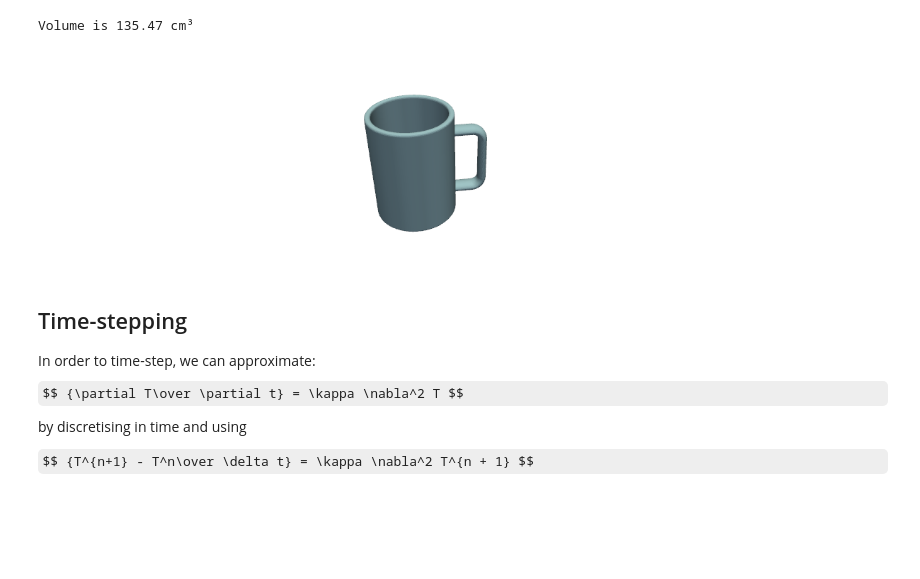
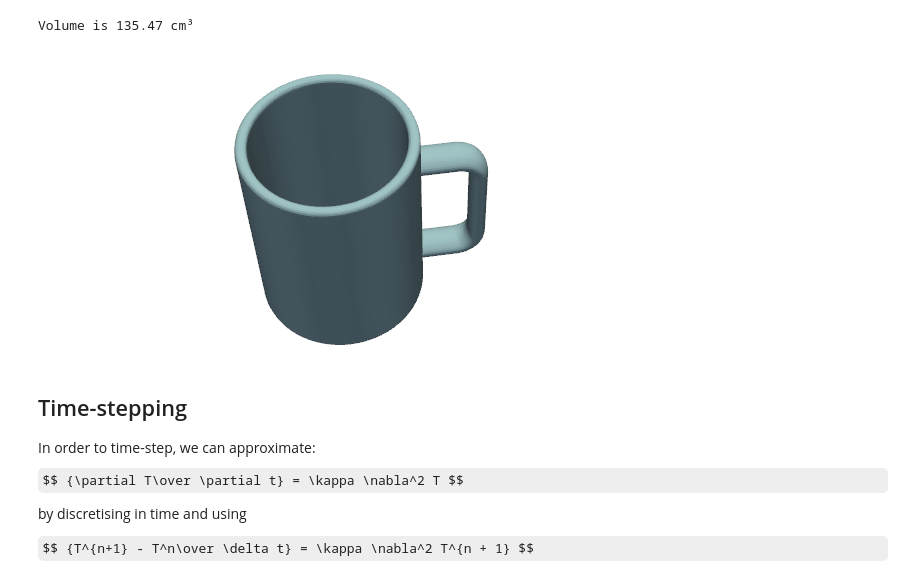
Before and after one commit to chrisrichardson/fenics-tutorial, a Jupyter notebook: Heat_Equation.ipynb, the cells around one changed output. Saved outputs shown, nothing was run; the diff lists cells and outputs as text; code cells hidden in the pictures; some formulas as TeX source; blank space fills up the shorter version.

```diff
--- a/Heat_Equation.ipynb
+++ b/Heat_Equation.ipynb
@@ -58,17 +59,17 @@ Volume is 135.47 cm³
 # %%
 # Visualise the mesh
 
-plotter = pyvista.Plotter(window_size=[1200, 300])
+plotter = pyvista.Plotter(window_size=[800, 300])
 vmesh = vtk_mesh(mesh)
 grid = pyvista.UnstructuredGrid(*vmesh);
 plotter.add_mesh(grid, show_edges=False)
-plotter.camera.position = (0.0, 0.25, 0.3)
+plotter.camera.position = (0.0, 0.45, 0.3)
 plotter.camera.focal_point = (0.045, 0.05, 0.0)
 plotter.camera.up = (0.0, 1.0, 0.0)
-plotter.camera.zoom(1.0)
+plotter.camera.zoom(2.0)
 plotter.show()
 # %% [output]
-[figure, old version]
+[figure, new version]
 # %% [markdown]
 ## Time-stepping
 
```
Also changed, not shown: parts of 2 cells of this notebook.
